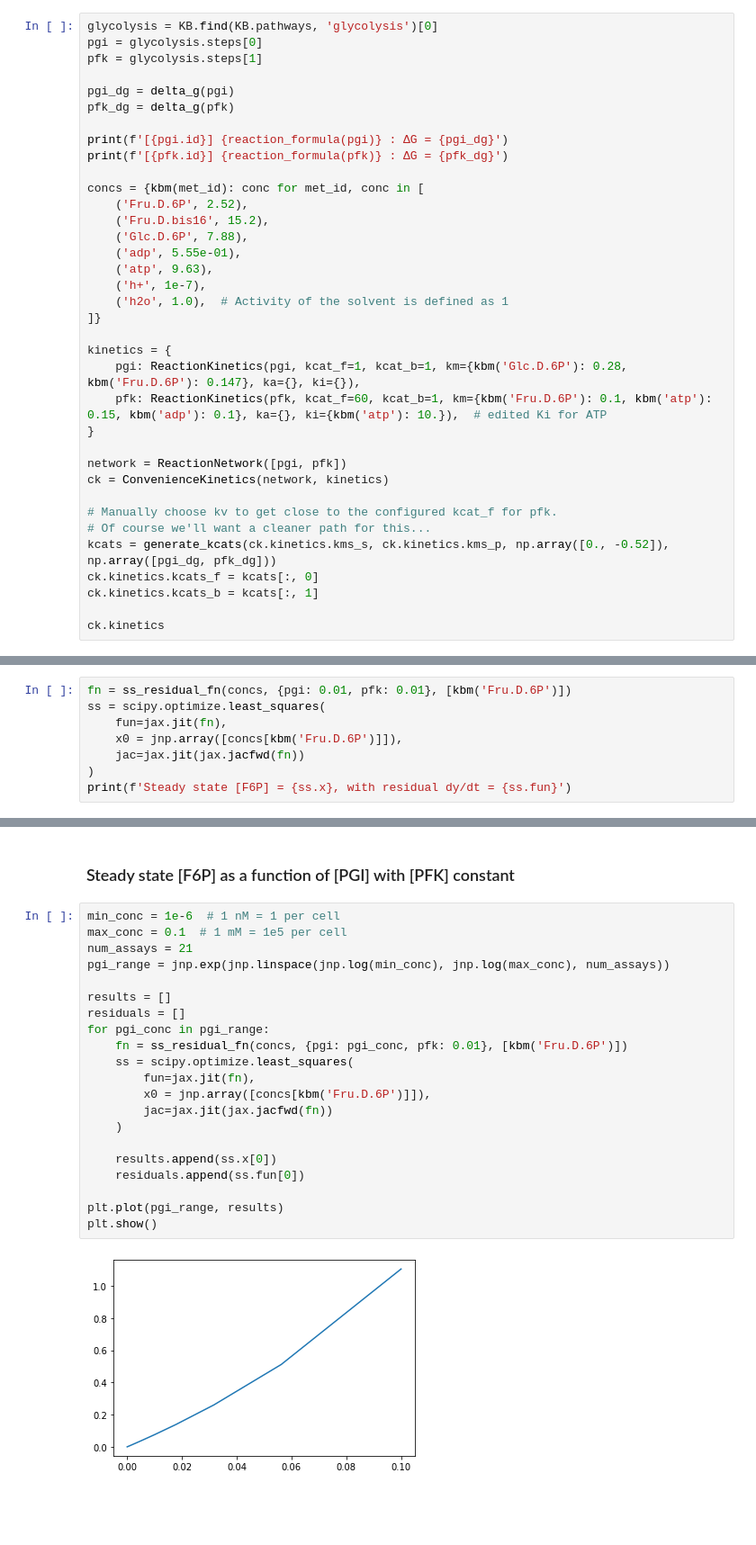
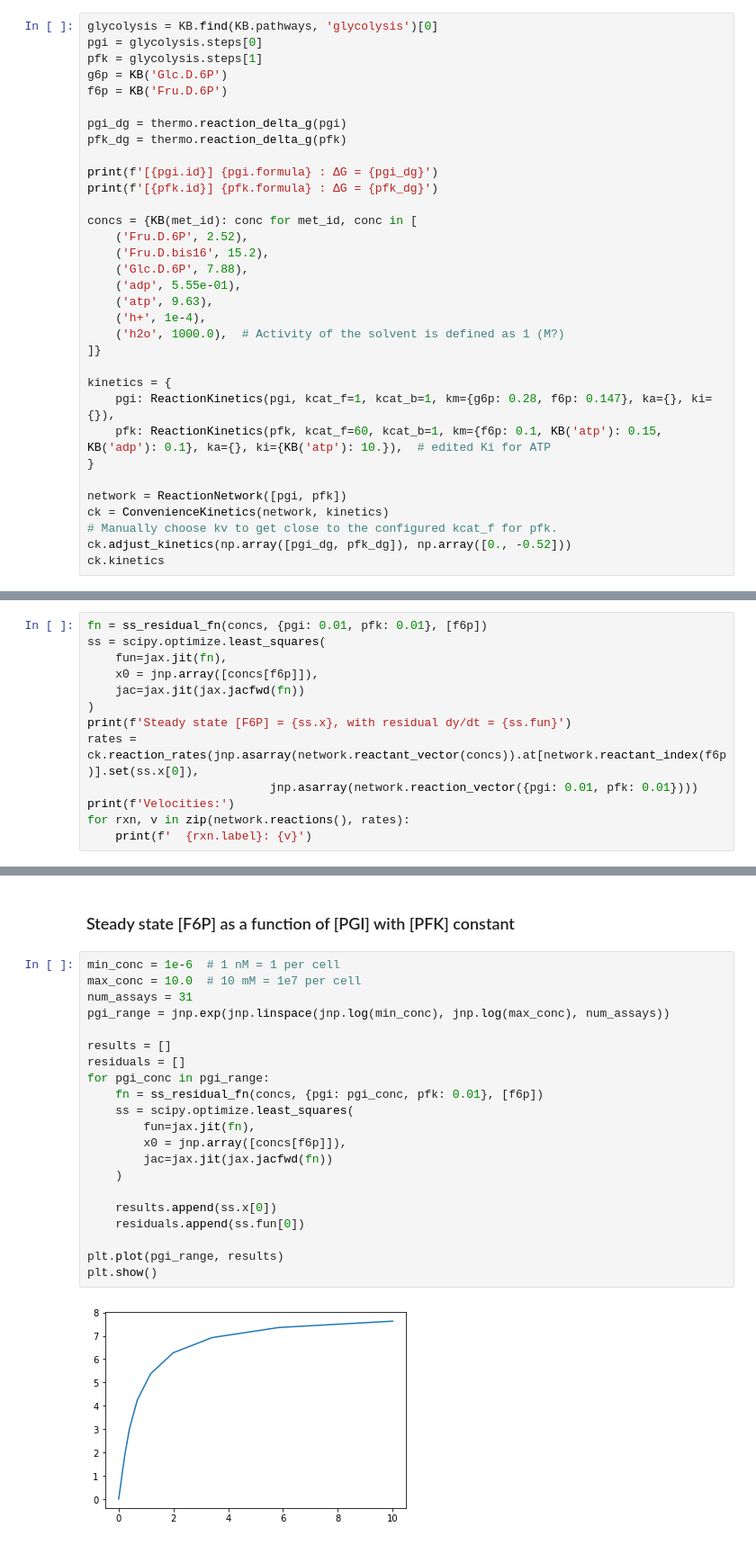
Before and after one commit to fdrusso/mosmo, a Jupyter notebook: notebooks/ConvenienceKinetics Fitting.ipynb, the cells around one changed output, grey strips where cells are left out. Shown at 90% size. Cells and saved outputs as stored; diff of their text form; blank space fills up the shorter version.

Commit message:
Move generate_kcats() code into ConvenienceKinetics.adjust_kinetics(). Provide a method to unpack PackedKinetics into ReactionKinetics.

```diff
--- a/notebooks/ConvenienceKinetics Fitting.ipynb
+++ b/notebooks/ConvenienceKinetics Fitting.ipynb
@@ -73,37 +28,34 @@ def delta_g(reaction):
 glycolysis = KB.find(KB.pathways, 'glycolysis')[0]
 pgi = glycolysis.steps[0]
 pfk = glycolysis.steps[1]
+g6p = KB('Glc.D.6P')
+f6p = KB('Fru.D.6P')
 
-pgi_dg = delta_g(pgi)
-pfk_dg = delta_g(pfk)
+pgi_dg = thermo.reaction_delta_g(pgi)
+pfk_dg = thermo.reaction_delta_g(pfk)
 
-print(f'[{pgi.id}] {reaction_formula(pgi)} : ΔG = {pgi_dg}')
-print(f'[{pfk.id}] {reaction_formula(pfk)} : ΔG = {pfk_dg}')
+print(f'[{pgi.id}] {pgi.formula} : ΔG = {pgi_dg}')
+print(f'[{pfk.id}] {pfk.formula} : ΔG = {pfk_dg}')
 
-concs = {kbm(met_id): conc for met_id, conc in [
+concs = {KB(met_id): conc for met_id, conc in [
     ('Fru.D.6P', 2.52),
     ('Fru.D.bis16', 15.2),
     ('Glc.D.6P', 7.88),
     ('adp', 5.55e-01),
     ('atp', 9.63),
-    ('h+', 1e-7),
-    ('h2o', 1.0),  # Activity of the solvent is defined as 1
+    ('h+', 1e-4),
+    ('h2o', 1000.0),  # Activity of the solvent is defined as 1 (M?)
 ]}
 
 kinetics = {
-    pgi: ReactionKinetics(pgi, kcat_f=1, kcat_b=1, km={kbm('Glc.D.6P'): 0.28, kbm('Fru.D.6P'): 0.147}, ka={}, ki={}),
-    pfk: ReactionKinetics(pfk, kcat_f=60, kcat_b=1, km={kbm('Fru.D.6P'): 0.1, kbm('atp'): 0.15, kbm('adp'): 0.1}, ka={}, ki={kbm('atp'): 10.}),  # edited Ki for ATP
+    pgi: ReactionKinetics(pgi, kcat_f=1, kcat_b=1, km={g6p: 0.28, f6p: 0.147}, ka={}, ki={}),
+    pfk: ReactionKinetics(pfk, kcat_f=60, kcat_b=1, km={f6p: 0.1, KB('atp'): 0.15, KB('adp'): 0.1}, ka={}, ki={KB('atp'): 10.}),  # edited Ki for ATP
 }
 
 network = ReactionNetwork([pgi, pfk])
 ck = ConvenienceKinetics(network, kinetics)
-
 # Manually choose kv to get close to the configured kcat_f for pfk.
-# Of course we'll want a cleaner path for this...
-kcats = generate_kcats(ck.kinetics.kms_s, ck.kinetics.kms_p, np.array([0., -0.52]), np.array([pgi_dg, pfk_dg]))
-ck.kinetics.kcats_f = kcats[:, 0]
-ck.kinetics.kcats_b = kcats[:, 1]
-
+ck.adjust_kinetics(np.array([pgi_dg, pfk_dg]), np.array([0., -0.52]))
 ck.kinetics
 # %% [output]
 WARNING:absl:No GPU/TPU found, falling back to CPU. (Set TF_CPP_MIN_LOG_LEVEL=0 and rerun for more info.)
@@ -200,11 +170,16 @@ def ss_residual_fn(concs, enzymes, internals):
 
     return ss_residual
 # %%
-fn = ss_residual_fn(concs, {pgi: 0.01, pfk: 0.01}, [kbm('Fru.D.6P')])
+fn = ss_residual_fn(concs, {pgi: 0.01, pfk: 0.01}, [f6p])
 ss = scipy.optimize.least_squares(
     fun=jax.jit(fn),
-    x0 = jnp.array([concs[kbm('Fru.D.6P')]]),
+    x0 = jnp.array([concs[f6p]]),
     jac=jax.jit(jax.jacfwd(fn))
 )
 print(f'Steady state [F6P] = {ss.x}, with residual dy/dt = {ss.fun}')
+rates = ck.reaction_rates(jnp.asarray(network.reactant_vector(concs)).at[network.reactant_index(f6p)].set(ss.x[0]),
+                          jnp.asarray(network.reaction_vector({pgi: 0.01, pfk: 0.01})))
+print(f'Velocities:')
+for rxn, v in zip(network.reactions(), rates):
+    print(f'  {rxn.label}: {v}')
 # %% [output]
@@ -213,24 +191,24 @@ Steady state [F6P] = [0.07571588], with residual dy/dt = [4.12832268e-12]
 ### Steady state [F6P] as a function of [PGI] with [PFK] constant
 # %%
 min_conc = 1e-6  # 1 nM = 1 per cell
-max_conc = 0.1  # 1 mM = 1e5 per cell
-num_assays = 21
+max_conc = 10.0  # 10 mM = 1e7 per cell
+num_assays = 31
 pgi_range = jnp.exp(jnp.linspace(jnp.log(min_conc), jnp.log(max_conc), num_assays))
 
 results = []
 residuals = []
 for pgi_conc in pgi_range:
-    fn = ss_residual_fn(concs, {pgi: pgi_conc, pfk: 0.01}, [kbm('Fru.D.6P')])
+    fn = ss_residual_fn(concs, {pgi: pgi_conc, pfk: 0.01}, [f6p])
     ss = scipy.optimize.least_squares(
         fun=jax.jit(fn),
-        x0 = jnp.array([concs[kbm('Fru.D.6P')]]),
+        x0 = jnp.array([concs[f6p]]),
         jac=jax.jit(jax.jacfwd(fn))
     )
 
     results.append(ss.x[0])
     residuals.append(ss.fun[0])
 
 plt.plot(pgi_range, results)
 plt.show()
 # %% [output]
-[figure, old version]
+[figure, new version]
```
Also changed, not shown: parts of 18 cells of this notebook, 1 other file.
